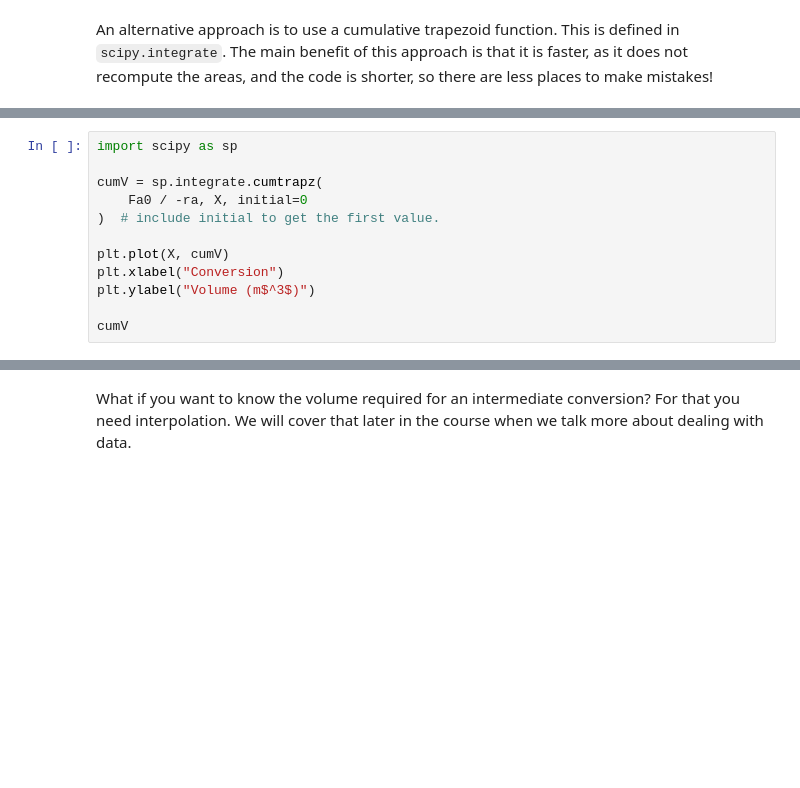
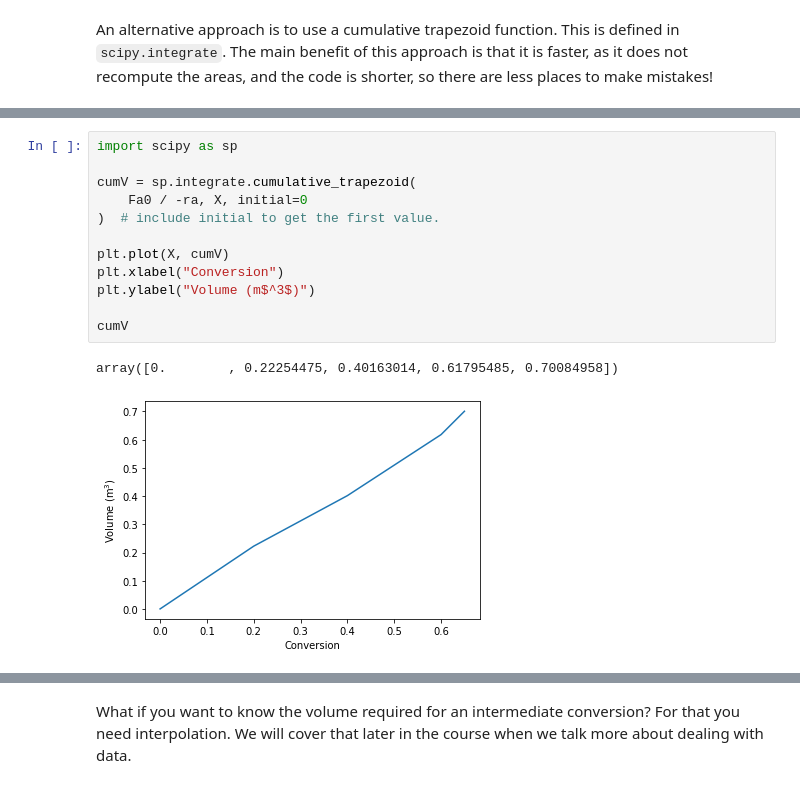
Before and after one commit to Steel-Bank-codespaces/f22-06623, a Jupyter notebook: lectures/02-integration-1/02-integration-1.ipynb, the cells around one changed output, grey strips where cells are left out. Saved outputs shown, nothing was run; the diff lists cells and outputs as text; blank space fills up the shorter version.

```diff
--- a/lectures/02-integration-1/02-integration-1.ipynb
+++ b/lectures/02-integration-1/02-integration-1.ipynb
@@ -258,13 +395,16 @@ cumV
 # %%
 import scipy as sp
 
-cumV = sp.integrate.cumtrapz(
+cumV = sp.integrate.cumulative_trapezoid(
     Fa0 / -ra, X, initial=0
 )  # include initial to get the first value.
 
 plt.plot(X, cumV)
 plt.xlabel("Conversion")
 plt.ylabel("Volume (m$^3$)")
 
 cumV
+# %% [output]
+array([0.        , 0.22254475, 0.40163014, 0.61795485, 0.70084958])
+[figure, added]
 # %%
```
Also changed, not shown: parts of 51 cells of this notebook.
